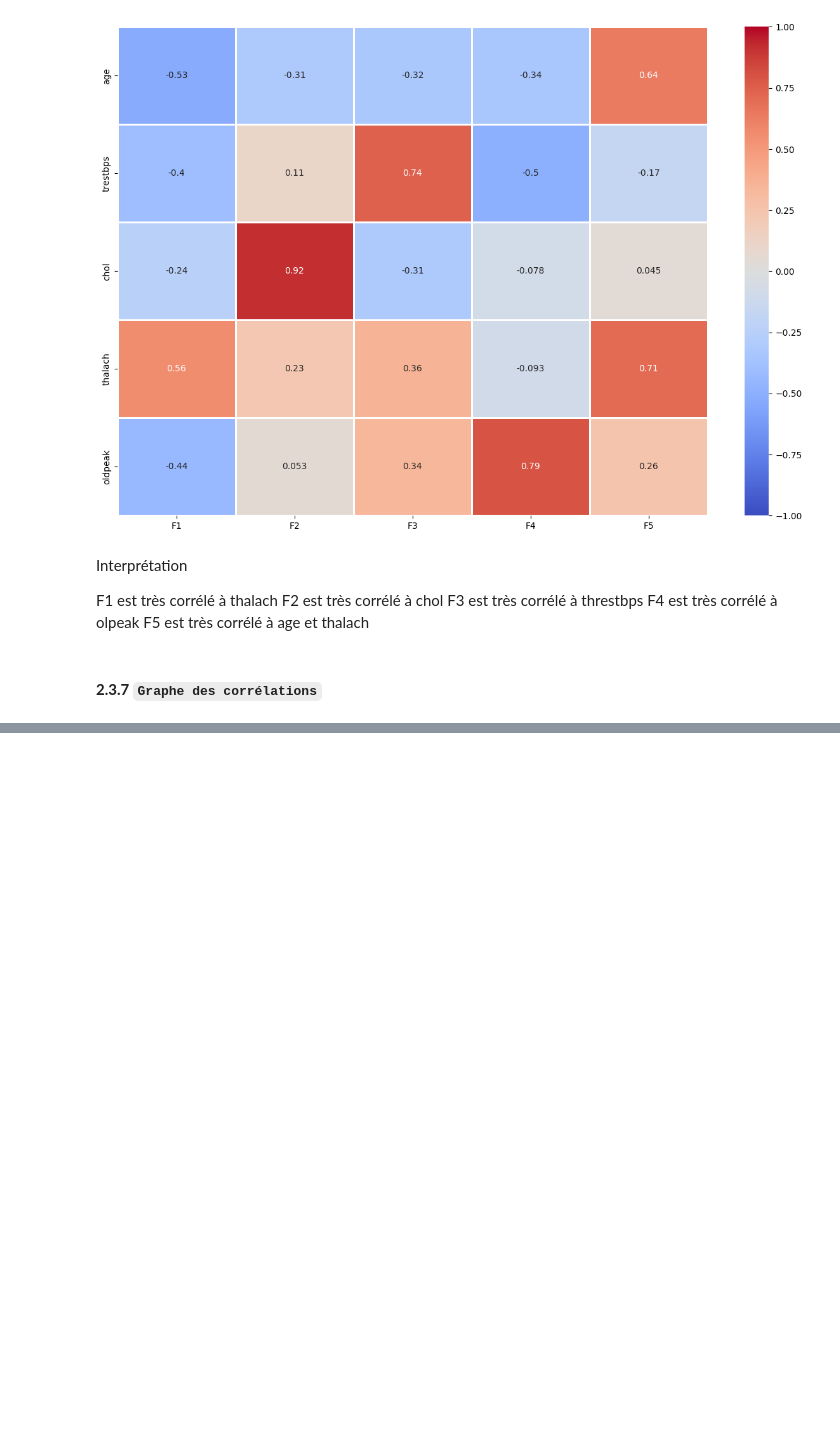
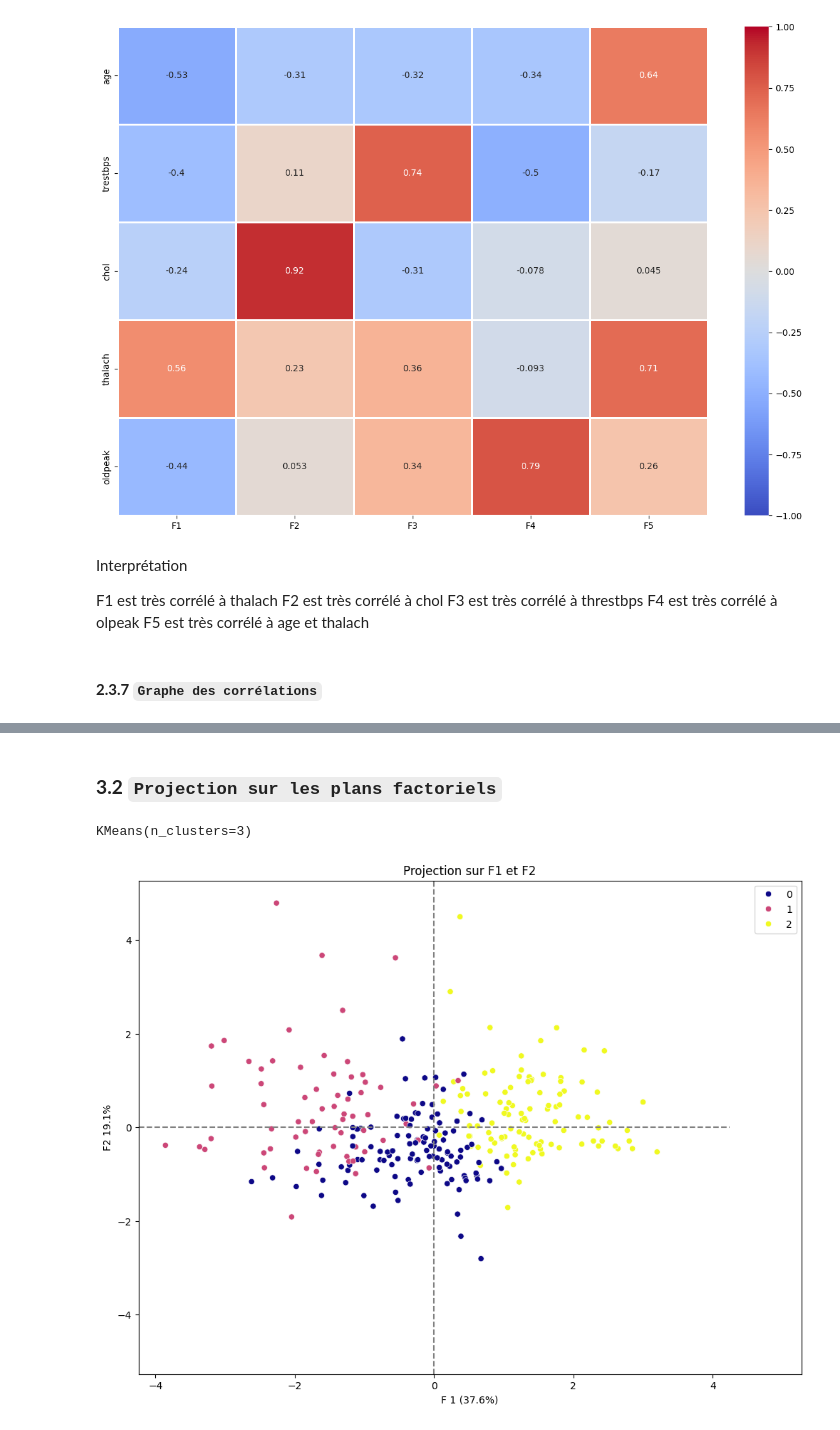
Before and after one commit to Harlequelrah/heart_attack_prediction, a Jupyter notebook: project/notebooks/analysis.ipynb, the cells around one changed output, grey strips where cells are left out. Saved outputs shown, nothing was run; the diff lists cells and outputs as text; code cells hidden in the pictures; blank space fills up the shorter version.

```diff
--- a/project/notebooks/analysis.ipynb
+++ b/project/notebooks/analysis.ipynb
@@ -506,0 +575,15 @@ def correlation_graph(x_y,pca:PCA,features:list):
+# %% [markdown]
+### **3.2** `Projection sur les plans factoriels`
+# %%
+# initialisation de notre KMeans final
+n_clusters = 3
+kmeans = KMeans(n_clusters=n_clusters)
+kmeans.fit(X_Scaled)
+# %% [output]
+KMeans(n_clusters=3)
+# %%
+# clusters
+clusters = kmeans.labels_
+
+# matrice des points projetés
+X_Projected = pca.transform(X_Scaled)
@@ -506,0 +644,7 @@ def correlation_graph(x_y,pca:PCA,features:list):
+# %%
+
+# projections sur F1 et F2
+x_y = (0, 1)
+display_factorial_planes(x_y=x_y, X_projected=X_Projected, pca=pca,clusters=clusters)
+# %% [output]
+[figure, added]
```
Also changed, not shown: parts of 16 cells of this notebook.
